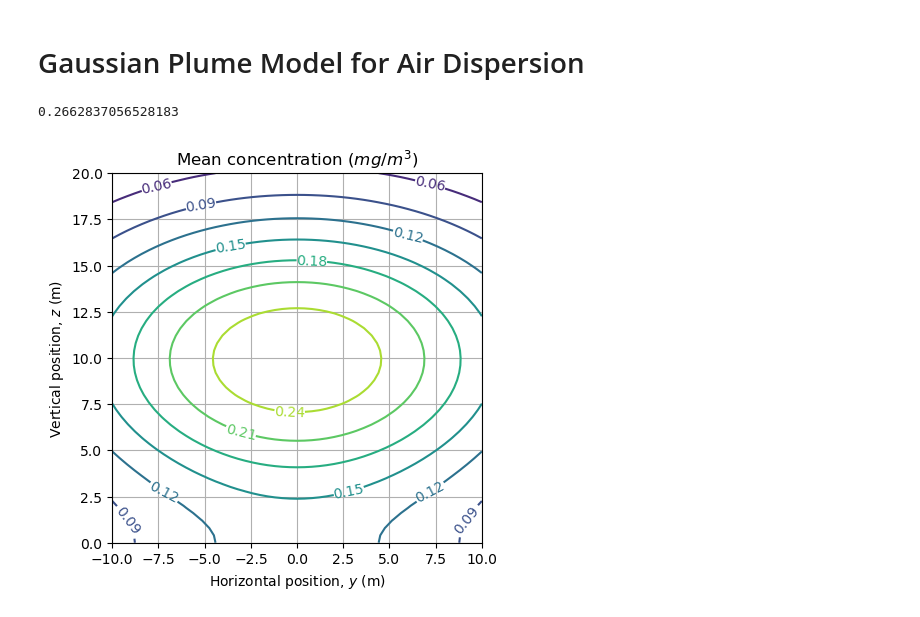
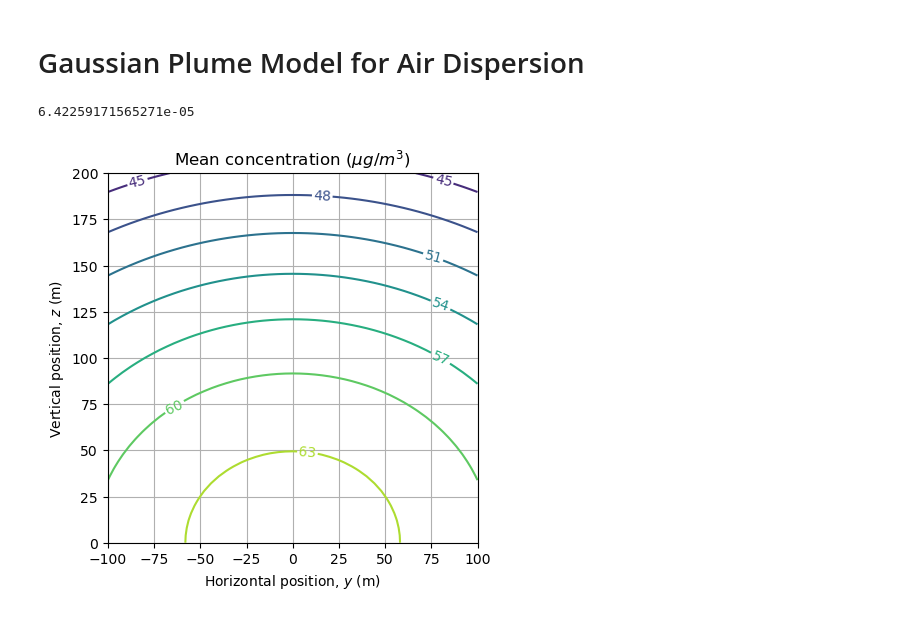
Before and after one commit to billtubbs/air-disp-gpm, a Jupyter notebook: Gaussian-Plume-Dispersion-Model.ipynb, the cells around one changed output. Cells and saved outputs as stored; diff of their text form; code cells hidden in the pictures.

Commit message:
Used parameter values from lecture

```diff
--- a/Gaussian-Plume-Dispersion-Model.ipynb
+++ b/Gaussian-Plume-Dispersion-Model.ipynb
@@ -21,11 +21,11 @@ var_names = {
 }
 # %%
 params = {
-    "Q": 100,
-    "sigma_y": 10,
-    "sigma_z": 6,
-    "U": 1,
-    "H": 10
+    "Q": 80,
+    "sigma_y": 290,
+    "sigma_z": 220,
+    "U": 5.6,
+    "H": 100
 }
 # %%
 def calc_concentration_GPM(y, z, params):
@@ -40,26 +40,29 @@ def calc_concentration_GPM(y, z, params):
             + np.exp(-(z + H)**2 / (2 * sigma_z**2))
         )
 # %%
-calc_concentration_GPM(0, 10, params)
+x = 2000
+y = 0
+z = 10
+calc_concentration_GPM(y, z, params)
 # %% [output]
-0.2662837056528183
+6.42259171565271e-05
 # %%
-y_values = np.linspace(-10, 10, 51)
-z_values = np.linspace(0, 20, 51)
+y_values = np.linspace(-100, 100, 51)
+z_values = np.linspace(0, 200, 51)
 y_grid, z_grid = np.meshgrid(y_values, z_values)
 
 conc = calc_concentration_GPM(y_grid, z_grid, params)
 assert(conc.shape == (y_values.shape[0], z_values.shape[0]))
 # %%
 fig, ax = plt.subplots()
-p = ax.contour(y_grid, z_grid, conc)
+p = ax.contour(y_grid, z_grid, conc * 1e6)
 ax.clabel(p)
 ax.set_aspect('equal', adjustable='box')
 ax.set_xlabel("Horizontal position, $y$ (m)")
 ax.set_ylabel("Vertical position, $z$ (m)")
 ax.grid()
-ax.set_title("Mean concentration ($mg/m^3$)")
+ax.set_title("Mean concentration (${\mu}g/m^3$)")
 plt.savefig("images/conc_contplot.png", dpi=150)
 plt.show()
 # %% [output]
-[figure, old version]
+[figure, new version]
```
Also changed, not shown: parts of 1 cell of this notebook, 1 other file.
